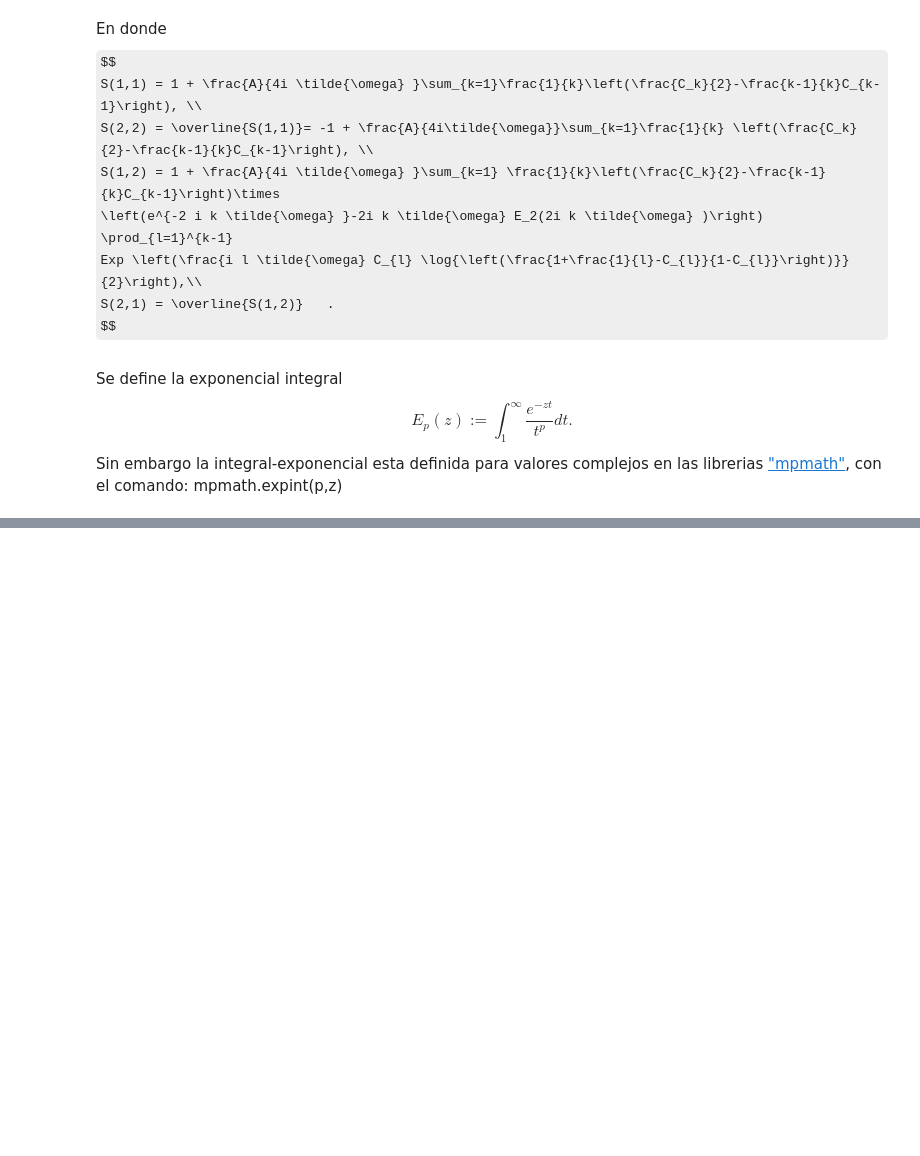
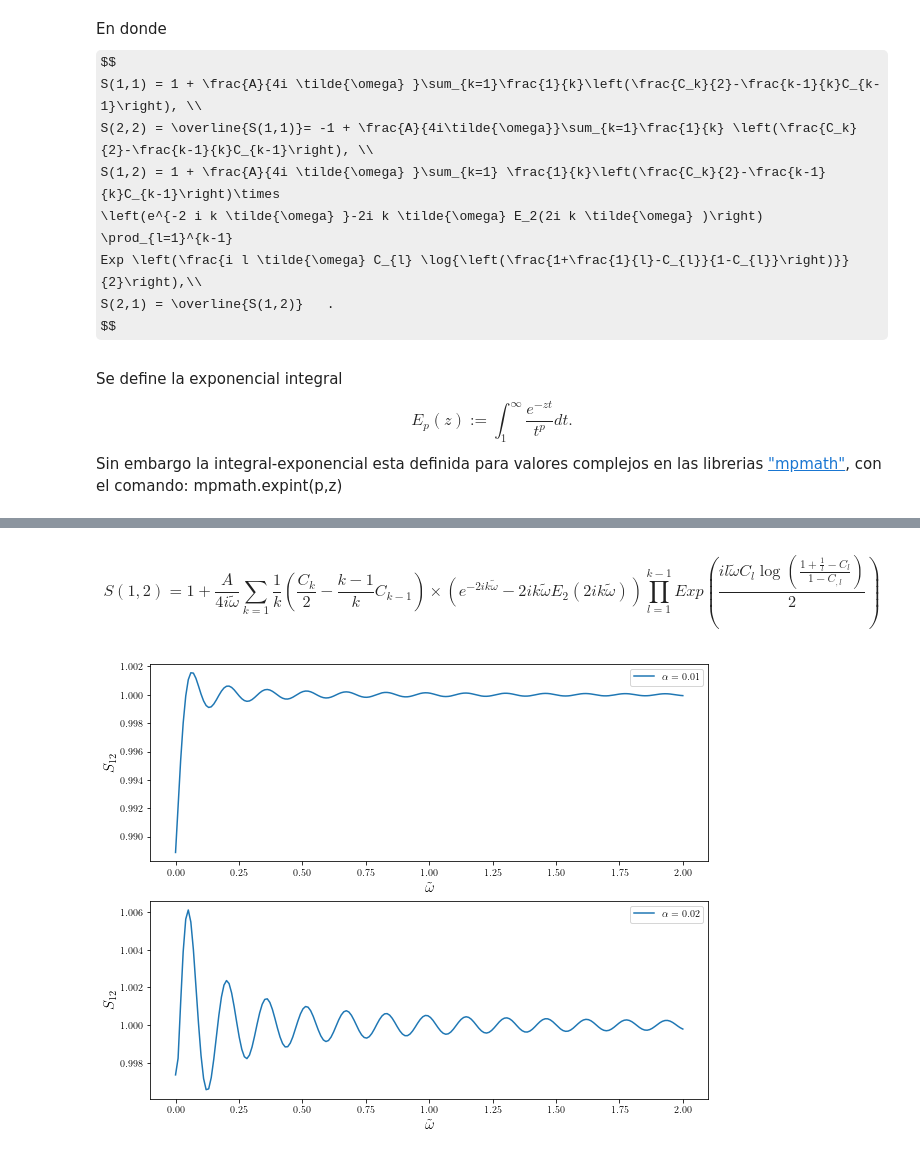
Before and after one commit to caoroac/MatrizTrans_RW_CD, a Jupyter notebook: Matriz de transferencia.ipynb, the cells around one changed output, grey strips where cells are left out. Cells and saved outputs as stored; diff of their text form; code cells hidden in the pictures; some formulas as TeX source; blank space fills up the shorter version.

Commit message:
Se cambia parametro alpha y graficas en S_12

```diff
--- a/Matriz de transferencia.ipynb
+++ b/Matriz de transferencia.ipynb
@@ -191,5 +191,5 @@ w = np.linspace(1e-4,1,200)        #frecuencia
 vecS11 = []        #Arreglo que guarda los valores de S_11 por cada frecuencia
 ## Ciclo para llenar el vector S_11
 for w_ in w:
-    vecS11.append(1/mpmath.mp.norm(S11(100,2,0.1,w_)))
+    vecS11.append(1/mpmath.mp.norm(S11(100,2,0.01,w_)))
 #    vecS12.append(S12(100,w_tmp,2,0.1,5))
@@ -228,7 +195,0 @@ def S12(k,A,a,w_):
-# %%
-w = np.linspace(1e-4,2,200)
-vecS12 = []
-for w_ in w:
-#    vecS12.append(1/mpmath.mp.norm(S12(20,w_tmp,2,0.1,1)))
-    vecS12.append(S12(20,2,0.1,w_).real)
-#    vecS12.append(S12(100,w_tmp,2,0.1,5))
@@ -242,0 +205,6 @@ plt.show()
+# %% [markdown]
+$$
+S(1,2) = 1 + \frac{A}{4i \tilde{\omega} }\sum_{k=1}\frac{1}{k}\left(\frac{C_k}{2}-\frac{k-1}{k}C_{k-1}\right)\times
+\left(e^{-2i k \tilde{\omega} }-2i k \tilde{\omega} E_2(2i k \tilde{\omega} )\right) \prod_{l=1}^{k-1}
+Exp \left(\frac{i l \tilde{\omega} C_{l} \log{\left(\frac{1+\frac{1}{l}-C_{l}}{1-C_{,l}}\right)}}{2}\right)
+$$
@@ -242,0 +228,9 @@ plt.show()
+# %%
+w = np.linspace(1e-4,2,200)
+vecS12 = []
+vecS12_1 = []
+for w_ in w:
+#    vecS12.append(1/mpmath.mp.norm(S12(20,w_tmp,2,0.1,1)))
+    vecS12.append(S12(20,2,0.01,w_).real)
+    vecS12_1.append(S12(20,2,0.02,w_).real)
+#    vecS12.append(S12(100,w_tmp,2,0.1,5))
@@ -242,0 +243,17 @@ plt.show()
+# %%
+fig, (ax1, ax2) = plt.subplots(2)
+#fig.suptitle(r'$S_{12}$ para valores de $\alpha =0.01,0.02 $')
+ax1.plot(w, vecS12)
+ax2.plot(w, vecS12_1)
+
+ax1.legend([r'$\alpha=0.01$'])
+ax1.set_ylabel(r"$S_{12}$",fontsize=15)
+ax1.set_xlabel(r'$\tilde{\omega}$', fontsize=15)
+
+ax2.legend([r'$\alpha=0.02$'])
+ax2.set_ylabel(r"$S_{12}$",fontsize=15)
+ax2.set_xlabel(r'$\tilde{\omega}$', fontsize=15)
+
+plt.show()
+# %% [output]
+[figure, added]
```
Also changed, not shown: parts of 13 cells of this notebook.
